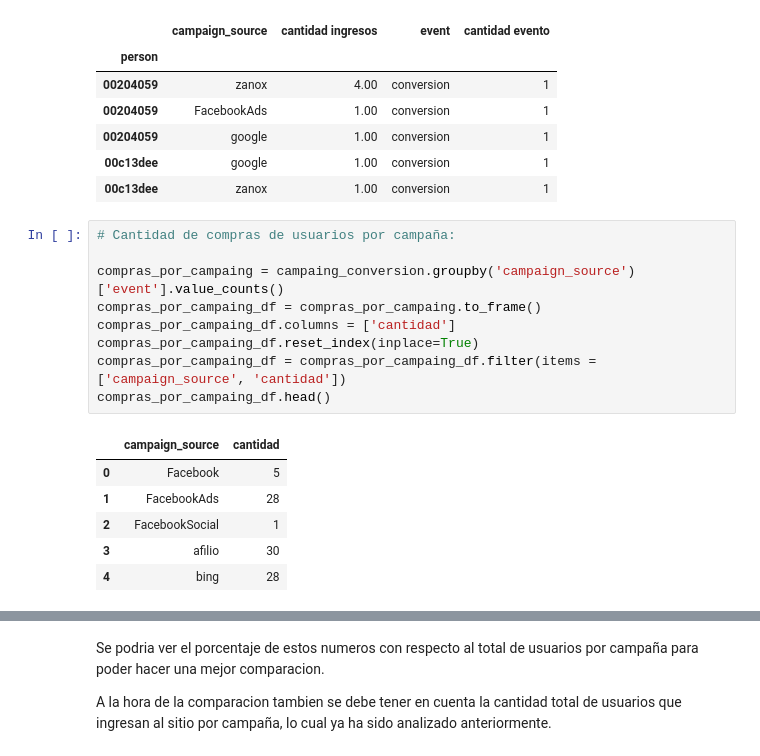
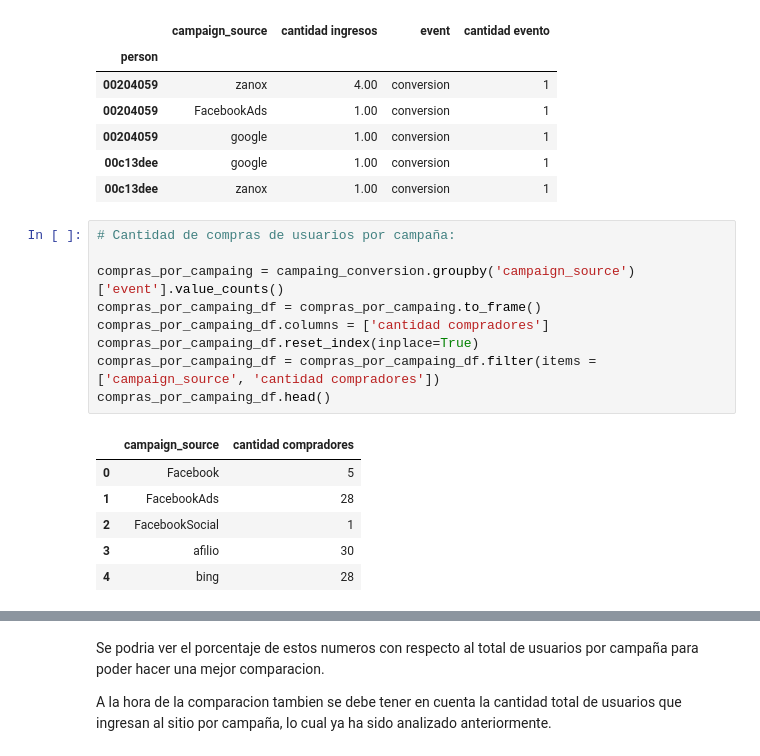
Before and after one commit to sebalogue/tp1-datos, a Jupyter notebook: TP1- Parte 3.ipynb, the cells around one changed output, grey strips where cells are left out. Drawn from its saved outputs; the diff is of its cells as text.

```diff
--- a/TP1- Parte 3.ipynb
+++ b/TP1- Parte 3.ipynb
@@ -512,14 +512,14 @@ campaing_conversion.head()
 # %%
 # Cantidad de compras de usuarios por campaña:
 
 compras_por_campaing = campaing_conversion.groupby('campaign_source')['event'].value_counts()
 compras_por_campaing_df = compras_por_campaing.to_frame()
-compras_por_campaing_df.columns = ['cantidad']
+compras_por_campaing_df.columns = ['cantidad compradores']
 compras_por_campaing_df.reset_index(inplace=True)
-compras_por_campaing_df = compras_por_campaing_df.filter(items =['campaign_source', 'cantidad'])
+compras_por_campaing_df = compras_por_campaing_df.filter(items =['campaign_source', 'cantidad compradores'])
 compras_por_campaing_df.head()
 # %% [output]
-|  | campaign_source | cantidad |
+|  | campaign_source | cantidad compradores |
 | 0 | Facebook | 5 |
 | 1 | FacebookAds | 28 |
 | 2 | FacebookSocial | 1 |
```
Also changed, not shown: parts of 2 cells of this notebook.
